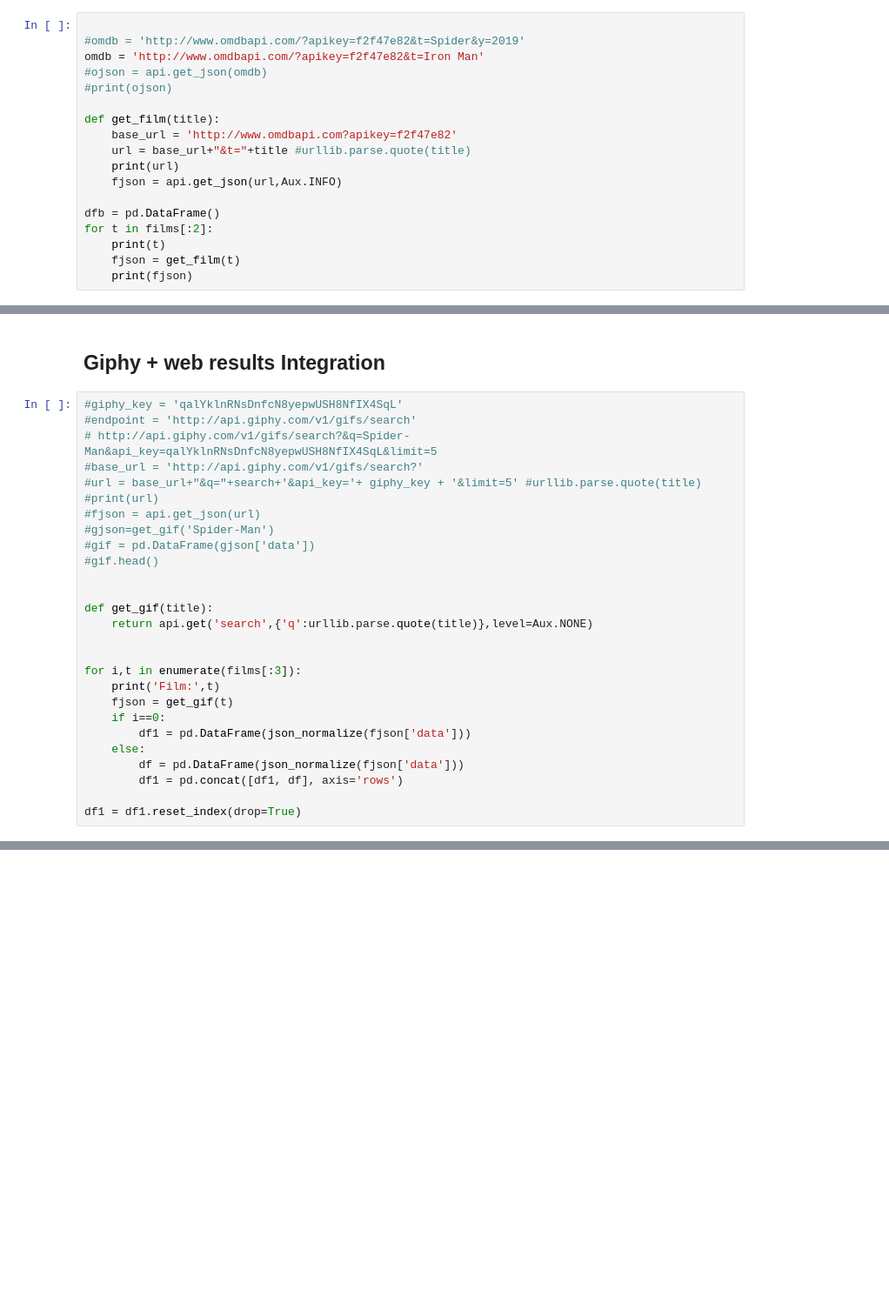
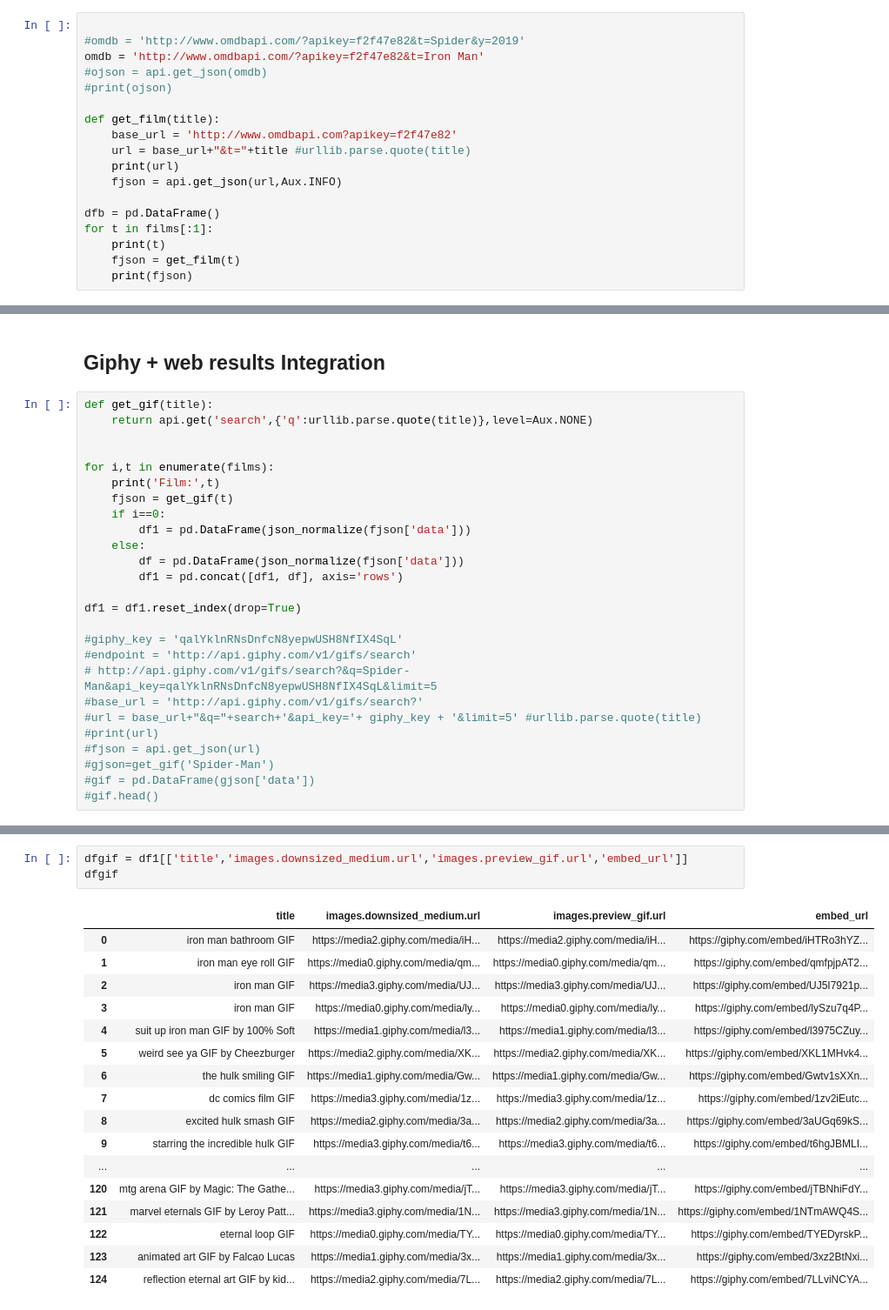
Before and after one commit to ta-datapt-bcn/project-web, a Jupyter notebook: your-code/ProjectWeb.ipynb, the cells around one changed output, grey strips where cells are left out. Shown at 87% size. Cells and saved outputs as stored; diff of their text form; blank space fills up the shorter version.

```diff
--- a/your-code/ProjectWeb.ipynb
+++ b/your-code/ProjectWeb.ipynb
@@ -353,7 +355,7 @@ def get_film(title):
     fjson = api.get_json(url,Aux.INFO)
 
 dfb = pd.DataFrame()
-for t in films[:2]:
+for t in films[:1]:
     print(t)
     fjson = get_film(t)
     print(fjson)
@@ -379,6 +372,21 @@ None
 # %% [markdown]
 ## Giphy + web results Integration
 # %%
+def get_gif(title):
+    return api.get('search',{'q':urllib.parse.quote(title)},level=Aux.NONE)
+
+
+for i,t in enumerate(films):
+    print('Film:',t)
+    fjson = get_gif(t)
+    if i==0:
+        df1 = pd.DataFrame(json_normalize(fjson['data']))
+    else:
+        df = pd.DataFrame(json_normalize(fjson['data']))
+        df1 = pd.concat([df1, df], axis='rows')
+
+df1 = df1.reset_index(drop=True)
+
 #giphy_key = 'qalYklnRNsDnfcN8yepwUSH8NfIX4SqL'
 #endpoint = 'http://api.giphy.com/v1/gifs/search'
 # http://api.giphy.com/v1/gifs/search?&q=Spider-Man&api_key=qalYklnRNsDnfcN8yepwUSH8NfIX4SqL&limit=5
@@ -389,20 +397,4 @@ None
 #gjson=get_gif('Spider-Man')
 #gif = pd.DataFrame(gjson['data'])
 #gif.head()
-
-
-def get_gif(title):
-    return api.get('search',{'q':urllib.parse.quote(title)},level=Aux.NONE)
-
-
-for i,t in enumerate(films[:3]):
-    print('Film:',t)
-    fjson = get_gif(t)
-    if i==0:
-        df1 = pd.DataFrame(json_normalize(fjson['data']))
-    else:
-        df = pd.DataFrame(json_normalize(fjson['data']))
-        df1 = pd.concat([df1, df], axis='rows')
-
-df1 = df1.reset_index(drop=True)
 # %% [output]
@@ -451,0 +442,21 @@ shape: (15, 146)
+# %%
+dfgif = df1[['title','images.downsized_medium.url','images.preview_gif.url','embed_url']]
+dfgif
+# %% [output]
+|  | title | images.downsized_medium.url | images.preview_gif.url | embed_url |
+| 0 | iron man bathroom GIF | https://media2.giphy.com/media/iH... | https://media2.giphy.com/media/iH... | https://giphy.com/embed/iHTRo3hYZ... |
+| 1 | iron man eye roll GIF | https://media0.giphy.com/media/qm... | https://media0.giphy.com/media/qm... | https://giphy.com/embed/qmfpjpAT2... |
+| 2 | iron man GIF | https://media3.giphy.com/media/UJ... | https://media3.giphy.com/media/UJ... | https://giphy.com/embed/UJ5I7921p... |
+| 3 | iron man GIF | https://media0.giphy.com/media/ly... | https://media0.giphy.com/media/ly... | https://giphy.com/embed/lySzu7q4P... |
+| 4 | suit up iron man GIF by 100% Soft | https://media1.giphy.com/media/l3... | https://media1.giphy.com/media/l3... | https://giphy.com/embed/l3975CZuy... |
+| 5 | weird see ya GIF by Cheezburger | https://media2.giphy.com/media/XK... | https://media2.giphy.com/media/XK... | https://giphy.com/embed/XKL1MHvk4... |
+| 6 | the hulk smiling GIF | https://media1.giphy.com/media/Gw... | https://media1.giphy.com/media/Gw... | https://giphy.com/embed/Gwtv1sXXn... |
+| 7 | dc comics film GIF | https://media3.giphy.com/media/1z... | https://media3.giphy.com/media/1z... | https://giphy.com/embed/1zv2iEutc... |
+| 8 | excited hulk smash GIF | https://media2.giphy.com/media/3a... | https://media2.giphy.com/media/3a... | https://giphy.com/embed/3aUGq69kS... |
+| 9 | starring the incredible hulk GIF | https://media3.giphy.com/media/t6... | https://media3.giphy.com/media/t6... | https://giphy.com/embed/t6hgJBMLI... |
+| ... | ... | ... | ... | ... |
+| 120 | mtg arena GIF by Magic: The Gathe... | https://media3.giphy.com/media/jT... | https://media3.giphy.com/media/jT... | https://giphy.com/embed/jTBNhiFdY... |
+| 121 | marvel eternals GIF by Leroy Patt... | https://media3.giphy.com/media/1N... | https://media3.giphy.com/media/1N... | https://giphy.com/embed/1NTmAWQ4S... |
+| 122 | eternal loop GIF | https://media0.giphy.com/media/TY... | https://media0.giphy.com/media/TY... | https://giphy.com/embed/TYEDyrskP... |
+| 123 | animated art GIF by Falcao Lucas | https://media1.giphy.com/media/3x... | https://media1.giphy.com/media/3x... | https://giphy.com/embed/3xz2BtNxi... |
+| 124 | reflection eternal art GIF by kid... | https://media2.giphy.com/media/7L... | https://media2.giphy.com/media/7L... | https://giphy.com/embed/7LLviNCYA... |
```
Also changed, not shown: parts of 20 cells of this notebook.
